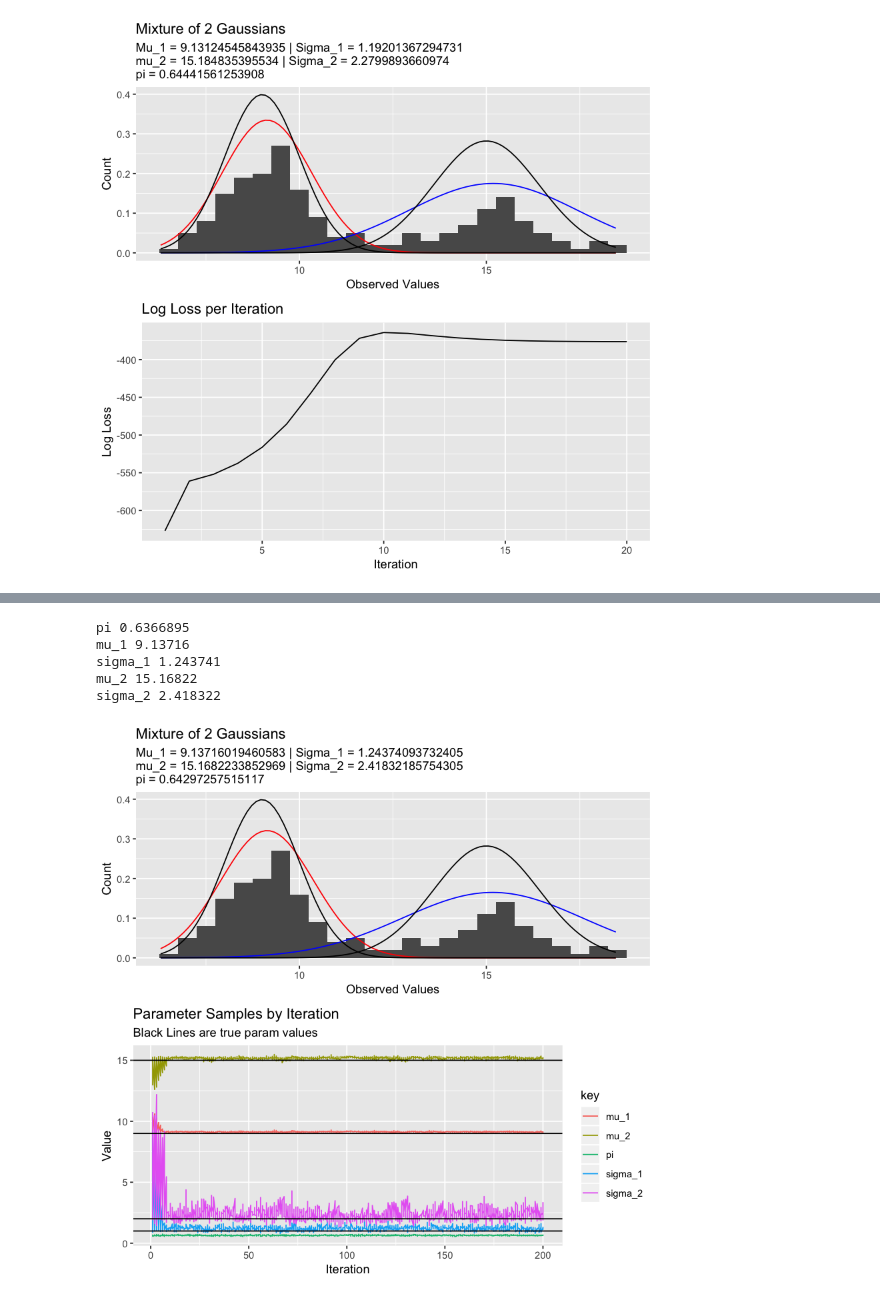
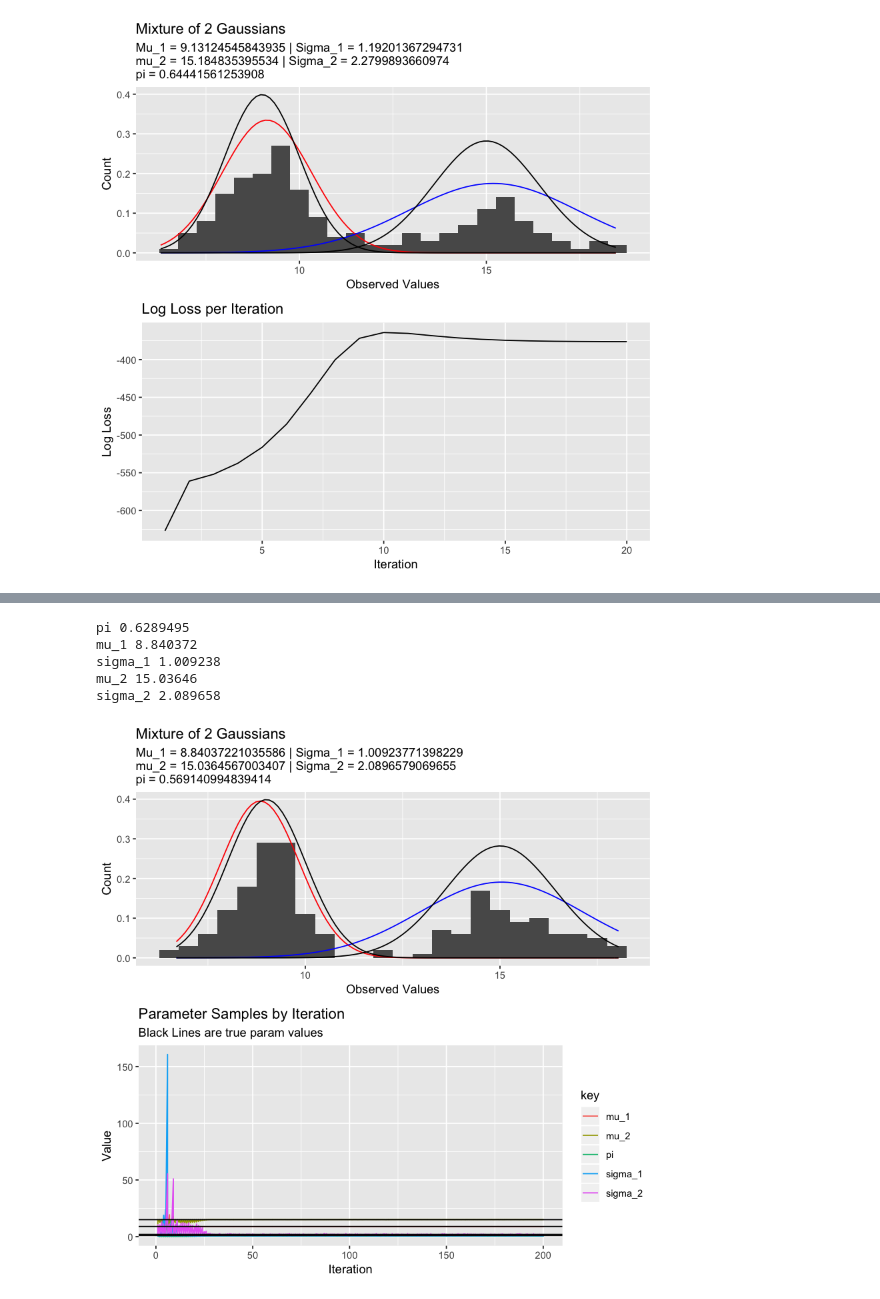
Before and after one commit to blazickjp/Research, a Jupyter notebook: EM-Gibbs-Alg.ipynb, the cells around one changed output, grey strips where cells are left out. Drawn from its saved outputs; the diff is of its cells as text; code cells hidden in the pictures.

```diff
--- a/EM-Gibbs-Alg.ipynb
+++ b/EM-Gibbs-Alg.ipynb
@@ -170,11 +183,12 @@ Whenever we can explicitly define the conditional distributions w.r.t. our param
 # %%
 gibbs <- function(data, iters) {
 
-  pi_i <- .7
-  mu_1 <- 10
-  mu_2 <- 11
-  sigma_1 <- 5
-  sigma_2 <- 5
+  # Set initial using Prior Distributions
+  pi_i <- rbeta(1,1,1)
+  mu_1 <- rnorm(1,0,1)
+  mu_2 <- rnorm(1,0,1)
+  sigma_1 <- rinvgamma(1,1,1)
+  sigma_2 <- rinvgamma(1,1,1)
 
   sigma_1_vec <- vector("numeric", length = nrow(data))
   sigma_2_vec <- vector("numeric", length = nrow(data))
@@ -195,16 +209,27 @@ gibbs <- function(data, iters) {
       z[i] <- sample(c(0,1), 1, replace = TRUE, prob = c(p_a[i], 1 - p_a[i]))
     }
 
+    # Force at least one point into each group to avoid NA errors
+    if (sum(z==0) == 0) {
+      z[sample(1:nrow(data), size = 1)] <- 0
+    }
+    if (sum(z==1) == 0){
+      z[sample(1:nrow(data), size = 1)] <- 1
+    }
+
     # Take samples from z | mu_1. mu_2, sigma_1, sigma_2
-    mu_1 <- rnorm(1, mean = mean(data$y[z==0]), sd = sqrt(sigma_1)/sum(z==0))
-    mu_2 <- rnorm(1, mean = mean(data$y[z==1]), sd = sqrt(sigma_2)/sum(z==1))
+    mu_1 <- rnorm(1, mean = sum(z==0)*mean(data$y[z==0])/(1+sum(z==0)),
+                  sd = sqrt(sigma_1)/sum(z==0))
+    mu_2 <- rnorm(1, mean = sum(z==1)*mean(data$y[z==1])/(1+sum(z==1)),
+                  sd = sqrt(sigma_1)/sum(z==0))
+
     mu_1_vec[k] <- mu_1
     mu_2_vec[k] <- mu_2
 
     # sigma_1 <- rchisq(1, sum(z==0)) / (sum(z==0) - 1)
     # sigma_2 <- rchisq(1, sum(z==1)) / (sum(z==1) - 1)
-    sigma_1 <- rinvgamma(1, (sum(z==0) / 2), (.5*sum((data$y[z==0] - mu_1)^2)))
-    sigma_2 <-  rinvgamma(1, (sum(z==1) / 2), (.5*sum((data$y[z==1] - mu_2)^2)))
+    sigma_1 <- rinvgamma(1, (1+(sum(z==0) / 2)), (1+(.5*sum((data$y[z==0] - mu_1)^2))))
+    sigma_2 <-  rinvgamma(1, (1+(sum(z==1) / 2)), (1+(.5*sum((data$y[z==1] - mu_2)^2))))
     sigma_1_vec[k] <- sigma_1
     sigma_2_vec[k] <- sigma_2
 
@@ -231,36 +256,37 @@ gibbs <- function(data, iters) {
                                            sd = mean(sigma_1_vec)), col="red") +
     stat_function(fun = dnorm, args = list(mean = mean(mu_2_vec),
                                            sd = mean(sigma_2_vec)), col="blue") +
     stat_function(fun = dnorm, args = list(mean = 9,
                                            sd = 1), col = "black") +
     stat_function(fun = dnorm, args = list(mean = 15,
                                            sd = sqrt(2)), col = "black")
 
   p_2 <- data.frame(mu_1 = mu_1_vec,
                     mu_2 = mu_2_vec,
                     sigma_1 = sigma_1_vec,
                     sigma_2 = sigma_2_vec,
                     pi = pi_vec,
                     k = 1:nrow(data)) %>%
     gather(key, value, -k) %>%
     ggplot(aes(x = k, y = value, col = key, group = key)) +
     geom_line() +
     ggtitle("Parameter Samples by Iteration",
             subtitle = "Black Lines are true param values") +
     xlab("Iteration") + ylab("Value") +
     geom_hline(yintercept = 1) +
     geom_hline(yintercept = 2) +
     geom_hline(yintercept = 9) +
     geom_hline(yintercept = 15)
 
   grid.arrange(p_1, p_2, nrow = 2)
 
 }
+set.seed(1234)
 gibbs(df, 1000)
 # %% [output]
-pi 0.6366895
-mu_1 9.13716
-sigma_1 1.243741
-mu_2 15.16822
-sigma_2 2.418322
+pi 0.6289495
+mu_1 8.840372
+sigma_1 1.009238
+mu_2 15.03646
+sigma_2 2.089658
-[figure, old version]
+[figure, new version]
```
Also changed, not shown: parts of 4 cells of this notebook.
